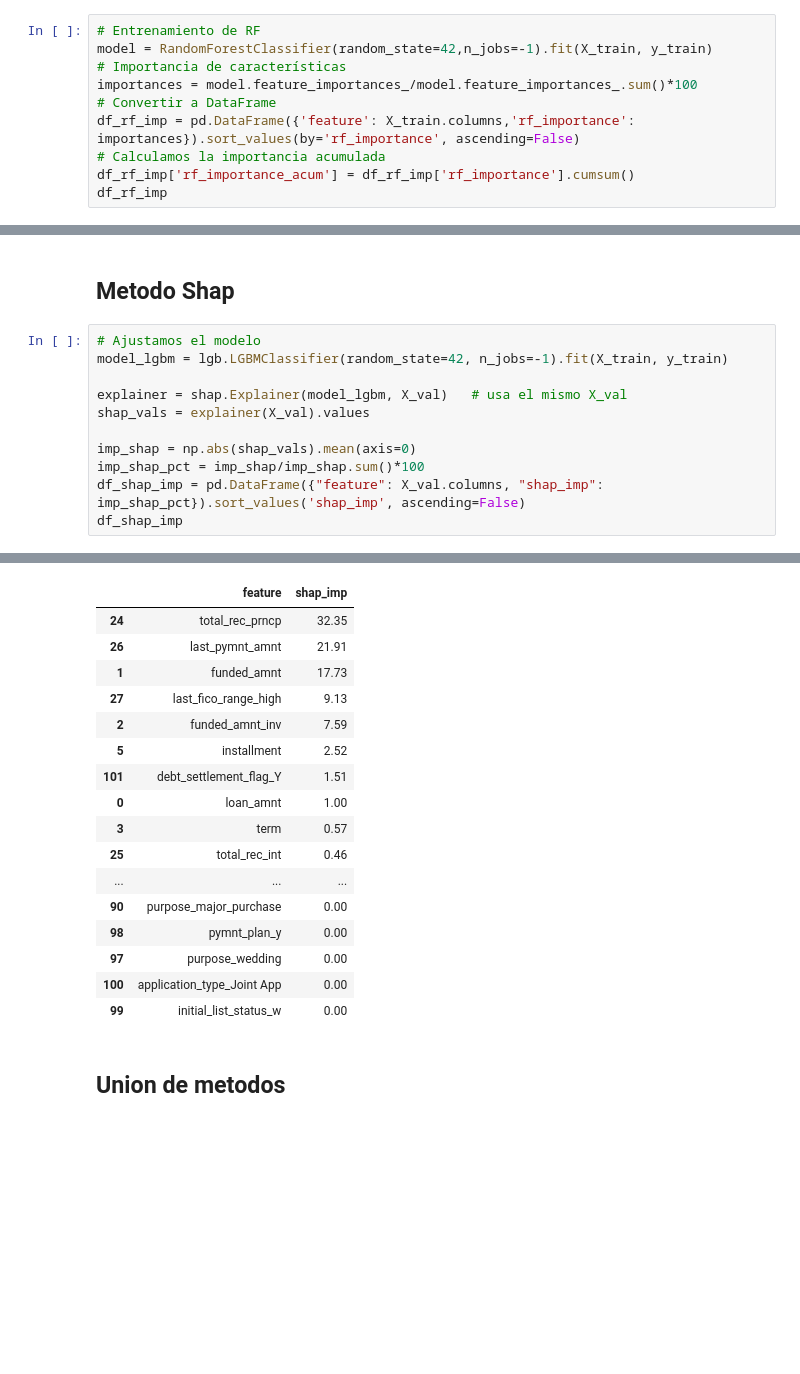
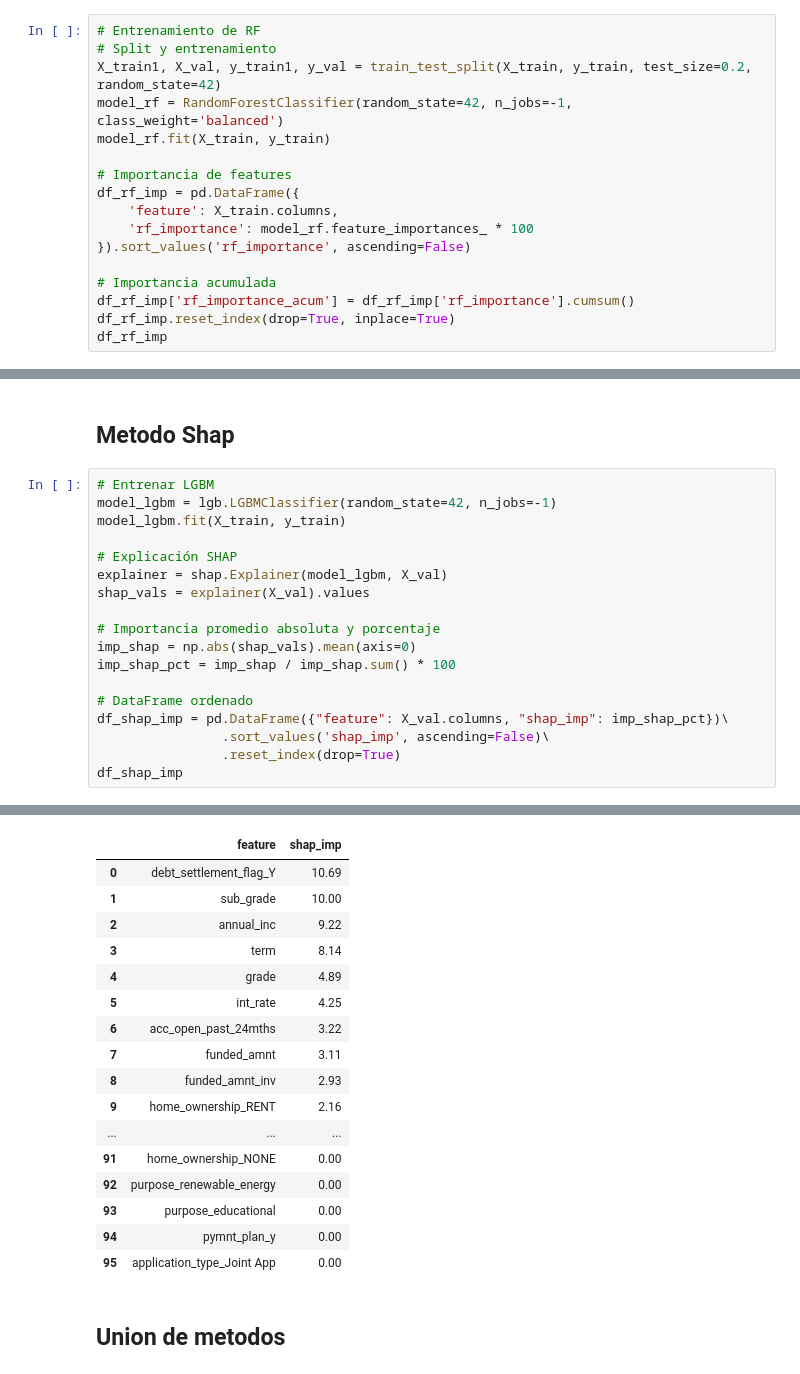
Before and after one commit to 4GeeksAcademy/final_project_creditscoring, a Jupyter notebook: notebooks/EDA.ipynb, the cells around one changed output, grey strips where cells are left out. Drawn from its saved outputs; the diff is of its cells as text; blank space fills up the shorter version.

```diff
--- a/notebooks/EDA.ipynb
+++ b/notebooks/EDA.ipynb
@@ -1638,13 +1642,20 @@ En el proceso de selección de características, se consideraron tres enfoques p
 ## Método 1 Feature importance de RF
 # %%
 # Entrenamiento de RF
-model = RandomForestClassifier(random_state=42,n_jobs=-1).fit(X_train, y_train)
-# Importancia de características
-importances = model.feature_importances_/model.feature_importances_.sum()*100
-# Convertir a DataFrame
-df_rf_imp = pd.DataFrame({'feature': X_train.columns,'rf_importance': importances}).sort_values(by='rf_importance', ascending=False)
-# Calculamos la importancia acumulada
+# Split y entrenamiento
+X_train1, X_val, y_train1, y_val = train_test_split(X_train, y_train, test_size=0.2, random_state=42)
+model_rf = RandomForestClassifier(random_state=42, n_jobs=-1, class_weight='balanced')
+model_rf.fit(X_train, y_train)
+
+# Importancia de features
+df_rf_imp = pd.DataFrame({
+    'feature': X_train.columns,
+    'rf_importance': model_rf.feature_importances_ * 100
+}).sort_values('rf_importance', ascending=False)
+
+# Importancia acumulada
 df_rf_imp['rf_importance_acum'] = df_rf_imp['rf_importance'].cumsum()
+df_rf_imp.reset_index(drop=True, inplace=True)
 df_rf_imp
 # %% [output]
 |  | feature | rf_importance | rf_importance_acum |
@@ -1699,15 +1710,22 @@ df_perm_imp
 # %% [markdown]
 ## Metodo Shap
 # %%
-# Ajustamos el modelo
-model_lgbm = lgb.LGBMClassifier(random_state=42, n_jobs=-1).fit(X_train, y_train)
+# Entrenar LGBM
+model_lgbm = lgb.LGBMClassifier(random_state=42, n_jobs=-1)
+model_lgbm.fit(X_train, y_train)
 
-explainer = shap.Explainer(model_lgbm, X_val)   # usa el mismo X_val
+# Explicación SHAP
+explainer = shap.Explainer(model_lgbm, X_val)
 shap_vals = explainer(X_val).values
 
+# Importancia promedio absoluta y porcentaje
 imp_shap = np.abs(shap_vals).mean(axis=0)
-imp_shap_pct = imp_shap/imp_shap.sum()*100
-df_shap_imp = pd.DataFrame({"feature": X_val.columns, "shap_imp": imp_shap_pct}).sort_values('shap_imp', ascending=False)
+imp_shap_pct = imp_shap / imp_shap.sum() * 100
+
+# DataFrame ordenado
+df_shap_imp = pd.DataFrame({"feature": X_val.columns, "shap_imp": imp_shap_pct})\
+                .sort_values('shap_imp', ascending=False)\
+                .reset_index(drop=True)
 df_shap_imp
 # %% [output]
 [LightGBM] [Warning] Found whitespace in feature_names, replace with underlines
@@ -1720,22 +1738,22 @@ And if memory is not enough, you can set `force_col_wise=true`.
 [LightGBM] [Info] [binary:BoostFromScore]: pavg=0.170445 -> initscore=-1.582475
 [LightGBM] [Info] Start training from score -1.582475
 |  | feature | shap_imp |
-| 24 | total_rec_prncp | 32.35 |
-| 26 | last_pymnt_amnt | 21.91 |
-| 1 | funded_amnt | 17.73 |
-| 27 | last_fico_range_high | 9.13 |
-| 2 | funded_amnt_inv | 7.59 |
-| 5 | installment | 2.52 |
-| 101 | debt_settlement_flag_Y | 1.51 |
-| 0 | loan_amnt | 1.00 |
-| 3 | term | 0.57 |
-| 25 | total_rec_int | 0.46 |
+| 0 | debt_settlement_flag_Y | 10.69 |
+| 1 | sub_grade | 10.00 |
+| 2 | annual_inc | 9.22 |
+| 3 | term | 8.14 |
+| 4 | grade | 4.89 |
+| 5 | int_rate | 4.25 |
+| 6 | acc_open_past_24mths | 3.22 |
+| 7 | funded_amnt | 3.11 |
+| 8 | funded_amnt_inv | 2.93 |
+| 9 | home_ownership_RENT | 2.16 |
 | ... | ... | ... |
-| 90 | purpose_major_purchase | 0.00 |
-| 98 | pymnt_plan_y | 0.00 |
-| 97 | purpose_wedding | 0.00 |
-| 100 | application_type_Joint App | 0.00 |
-| 99 | initial_list_status_w | 0.00 |
+| 91 | home_ownership_NONE | 0.00 |
+| 92 | purpose_renewable_energy | 0.00 |
+| 93 | purpose_educational | 0.00 |
+| 94 | pymnt_plan_y | 0.00 |
+| 95 | application_type_Joint App | 0.00 |
 # %% [markdown]
 ## Union de metodos
 # %%
```
Also changed, not shown: parts of 30 cells of this notebook.
